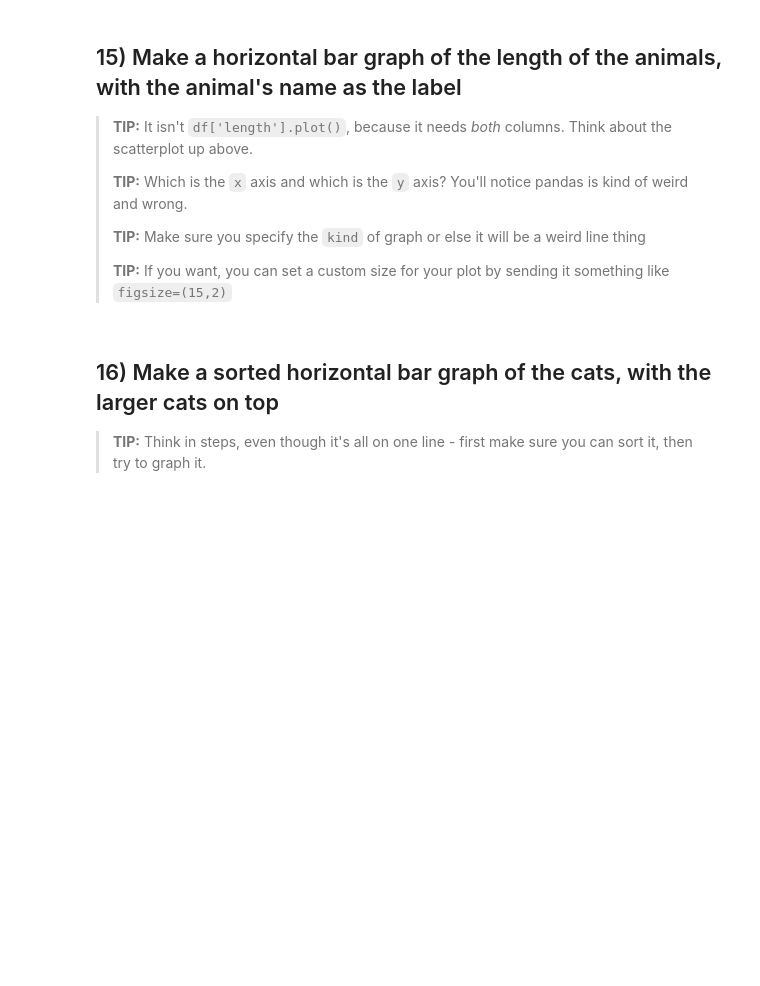
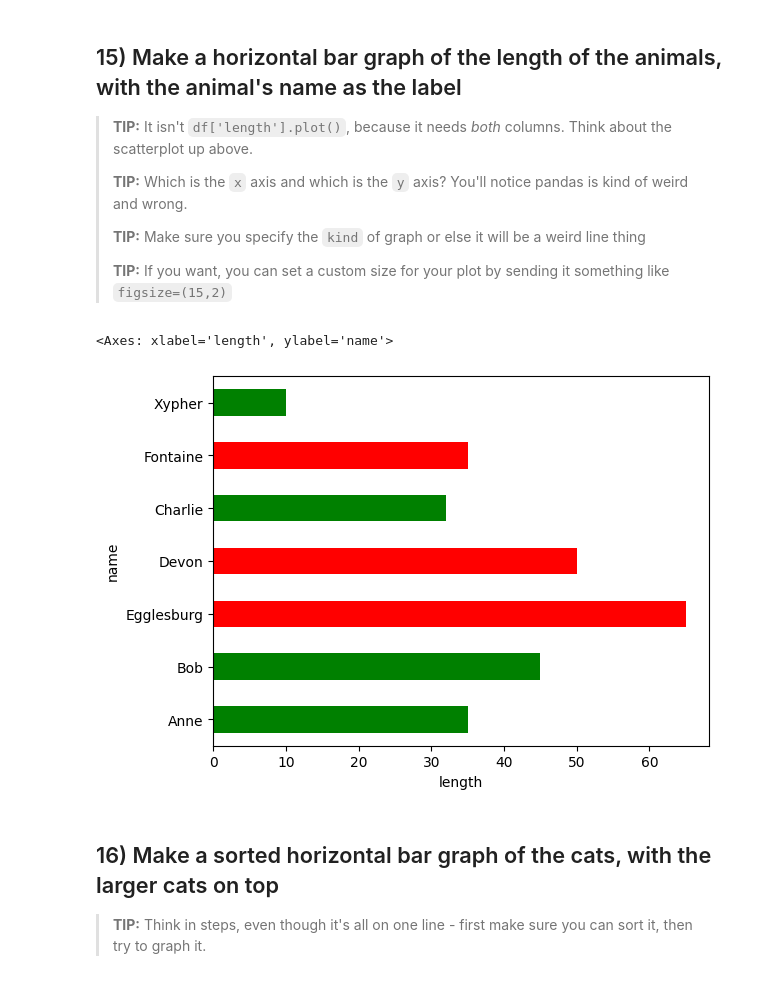
Before and after one commit to yiren54610/06-homework, a Jupyter notebook: 01-Animals.ipynb, the cells around one changed output. Cells and saved outputs as stored; diff of their text form; code cells hidden in the pictures; blank space fills up the shorter version.

```diff
--- a/01-Animals.ipynb
+++ b/01-Animals.ipynb
@@ -122,6 +291,18 @@ This is the worst histogram ever
 > **TIP:** Make sure you specify the `kind` of graph or else it will be a weird line thing
 >
 > **TIP:** If you want, you can set a custom size for your plot by sending it something like `figsize=(15,2)`
+# %%
+df = df.reset_index()
+df_2=df.set_index('name')
+# %%
+colors=df['animal'].map({'cat': 'green', 'dog': 'red'})
+(
+    df_2['length']
+     .plot(kind='barh',color=colors,ylabel='name',xlabel='length')
+)
+# %% [output]
+<Axes: xlabel='length', ylabel='name'>
+[figure, added]
 # %% [markdown]
 ## 16) Make a sorted horizontal bar graph of the cats, with the larger cats on top
 
```
Also changed, not shown: parts of 29 cells of this notebook.
